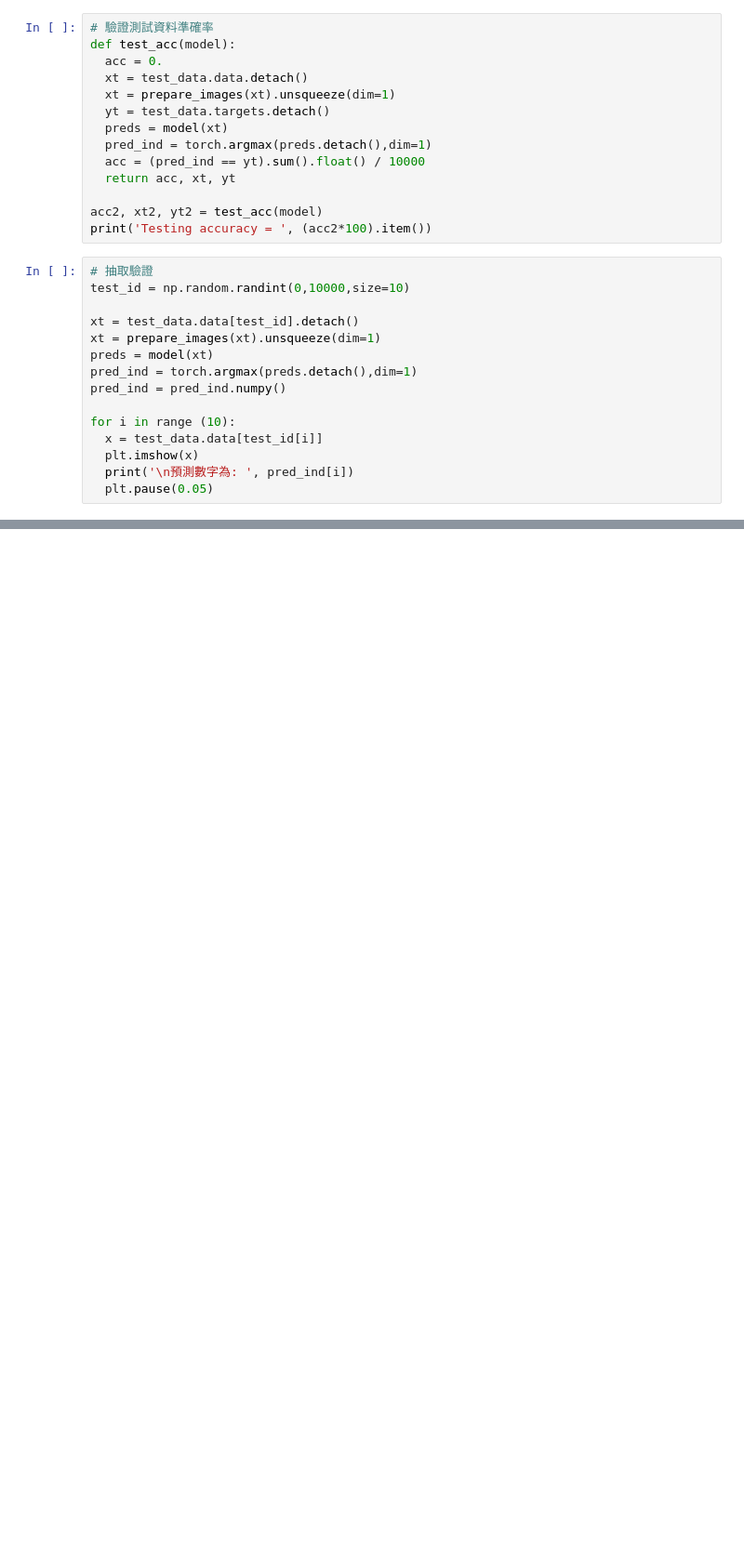
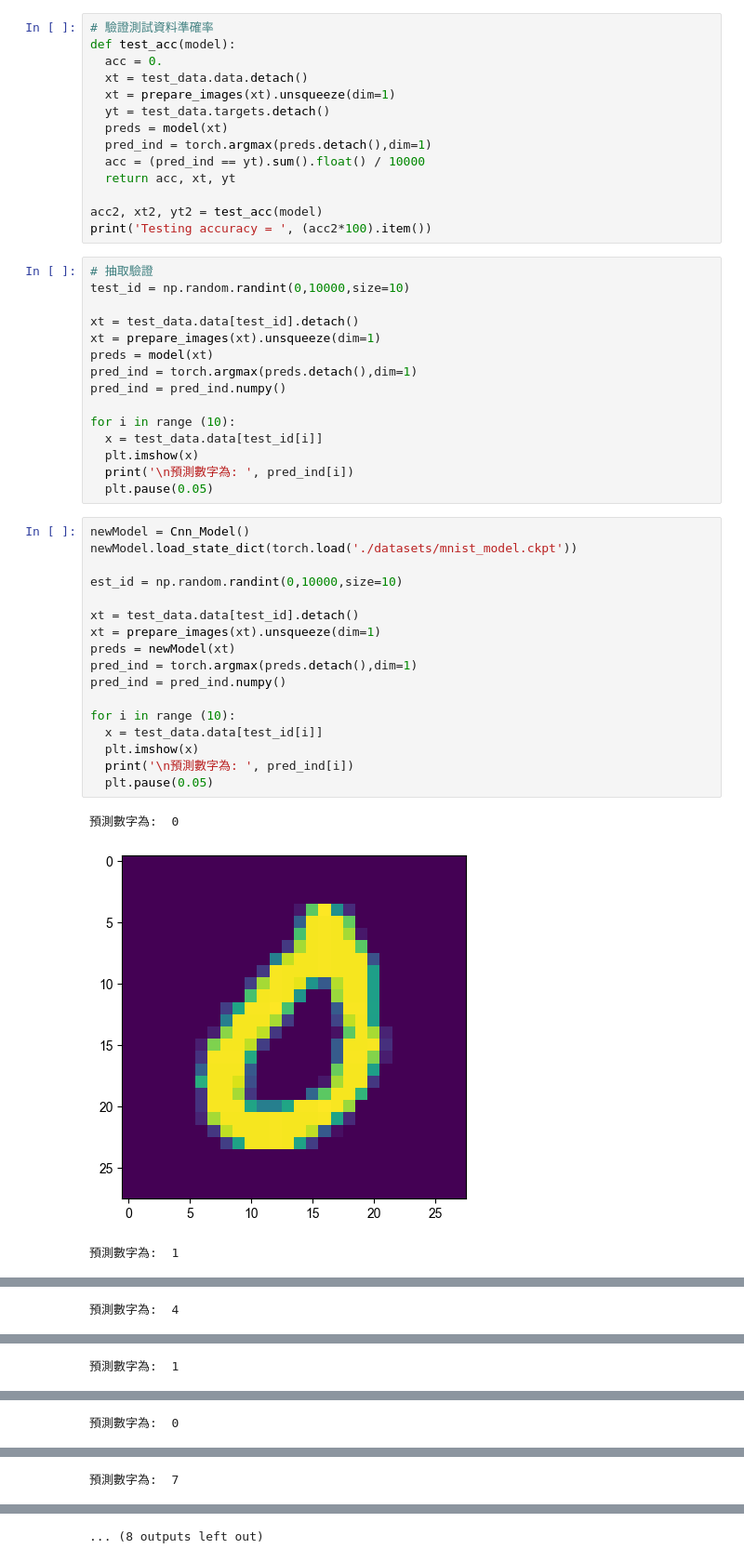
Before and after one commit to yuyuancha/python-practice, a Jupyter notebook: machine_learning/pytorch/mnist-practice.ipynb, the cells around one changed output, grey strips where cells are left out. Shown at 93% size. Drawn from its saved outputs; the diff is of its cells as text; blank space fills up the shorter version.

```diff
--- a/machine_learning/pytorch/mnist-practice.ipynb
+++ b/machine_learning/pytorch/mnist-practice.ipynb
@@ -125,3 +134,24 @@ for i in range (10):
   plt.imshow(x)
   print('\n預測數字為: ', pred_ind[i])
   plt.pause(0.05)
+# %%
+newModel = Cnn_Model()
+newModel.load_state_dict(torch.load('./datasets/mnist_model.ckpt'))
+
+est_id = np.random.randint(0,10000,size=10)
+
+xt = test_data.data[test_id].detach()
+xt = prepare_images(xt).unsqueeze(dim=1)
+preds = newModel(xt)
+pred_ind = torch.argmax(preds.detach(),dim=1)
+pred_ind = pred_ind.numpy()
+
+for i in range (10):
+  x = test_data.data[test_id[i]]
+  plt.imshow(x)
+  print('\n預測數字為: ', pred_ind[i])
+  plt.pause(0.05)
+# %% [output]
+預測數字為:  0
+[figure, added]
+預測數字為:  1
@@ -127,0 +159 @@ for i in range (10):
+預測數字為:  4
@@ -127,0 +161 @@ for i in range (10):
+預測數字為:  1
@@ -127,0 +163 @@ for i in range (10):
+預測數字為:  0
@@ -127,0 +165 @@ for i in range (10):
+預測數字為:  7
@@ -127,0 +167 @@ for i in range (10):
+... (8 outputs left out)
```
Also changed, not shown: parts of 2 cells of this notebook, 1 other file.
